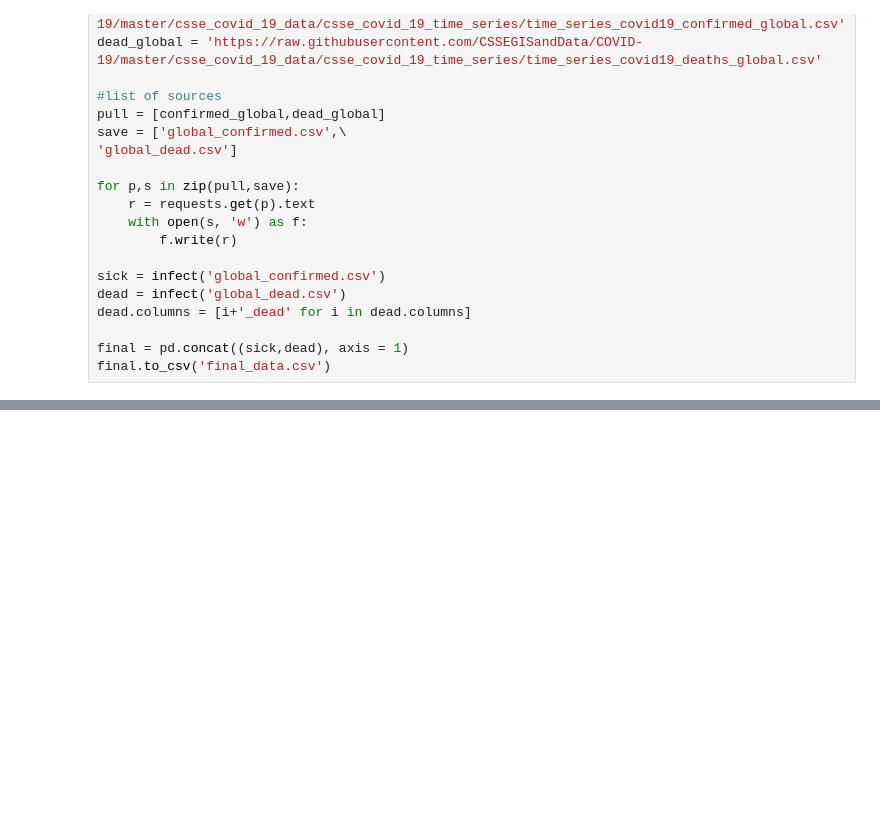
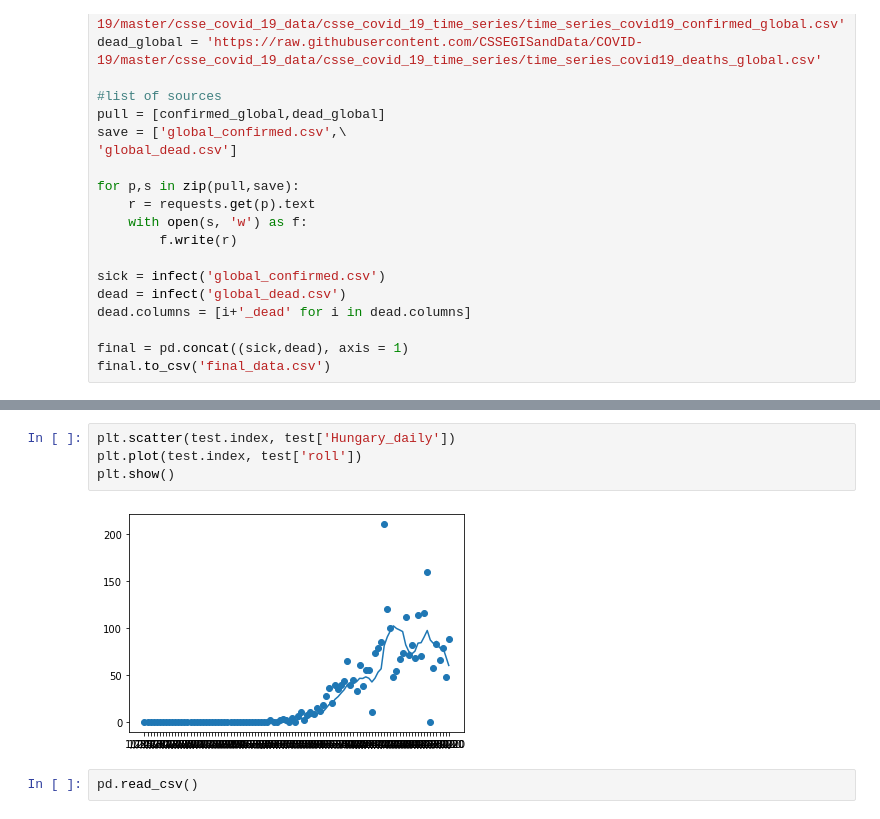
Before and after one commit to Htrismegistos/projectbuds, a Jupyter notebook: CoronaV/bokeh_try.ipynb, the cells around one changed output, grey strips where cells are left out. Cells and saved outputs as stored; diff of their text form; blank space fills up the shorter version.

```diff
--- a/CoronaV/bokeh_try.ipynb
+++ b/CoronaV/bokeh_try.ipynb
@@ -410,0 +420,8 @@ dtype: float64
+# %%
+plt.scatter(test.index, test['Hungary_daily'])
+plt.plot(test.index, test['roll'])
+plt.show()
+# %% [output]
+[figure, added]
+# %%
+pd.read_csv()
```
Also changed, not shown: parts of 16 cells of this notebook, 2 other files.
